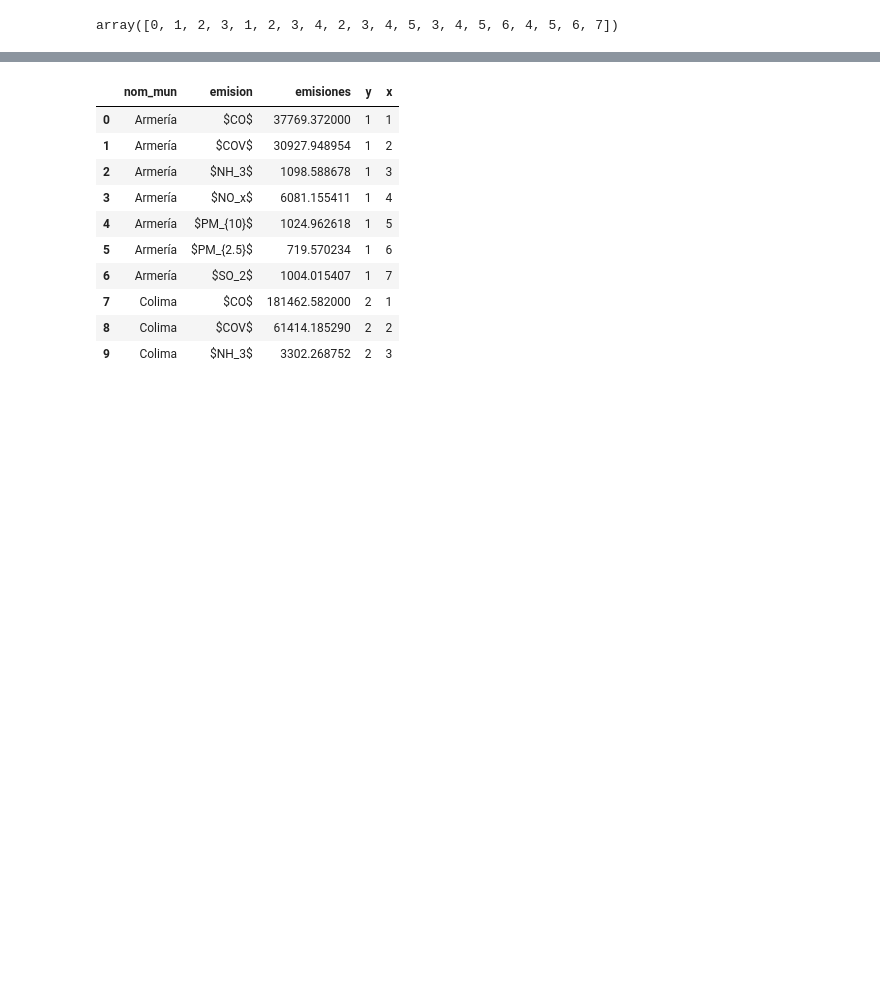
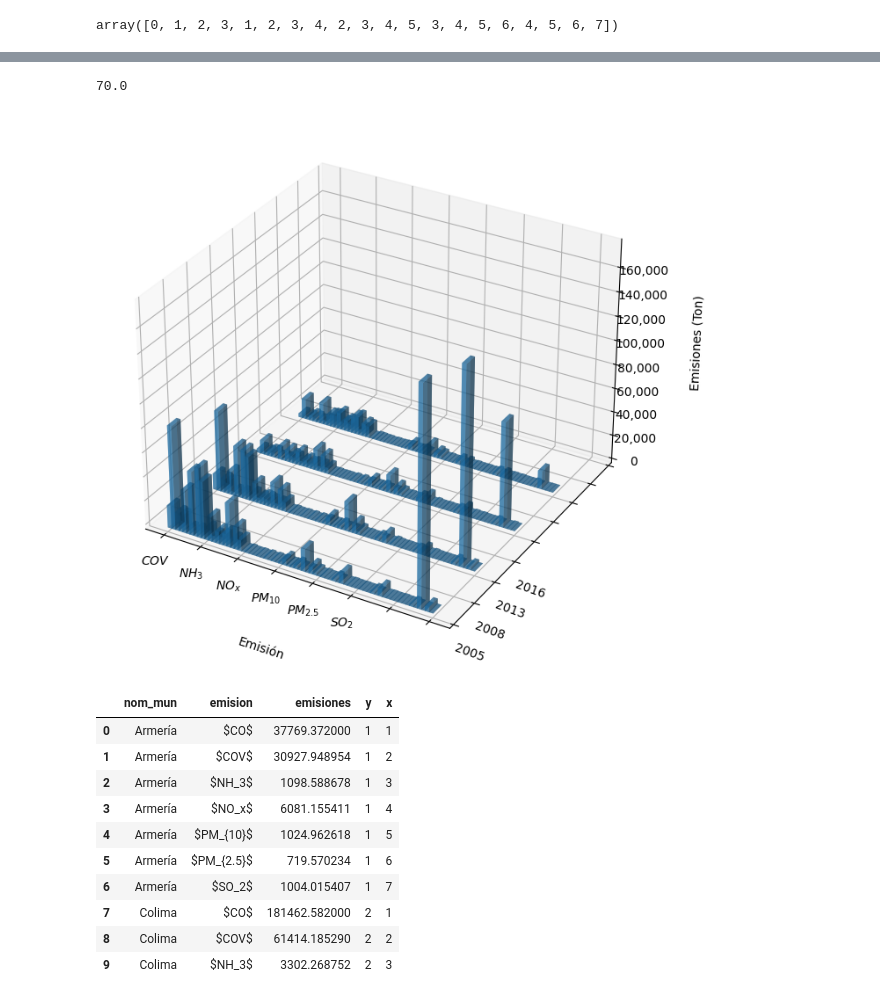
Before and after one commit to pcorner10/pronaces_analisis, a Jupyter notebook: INEM.ipynb, the cells around one changed output, grey strips where cells are left out. Cells and saved outputs as stored; diff of their text form; code cells hidden in the pictures; blank space fills up the shorter version.

```diff
--- a/INEM.ipynb
+++ b/INEM.ipynb
@@ -660,4 +670,3 @@ array([0, 1, 2, 3, 1, 2, 3, 4, 2, 3, 4, 5, 3, 4, 5, 6, 4, 5, 6, 7])
 # %%
 total_mun_colima.head()
-
-total_mun_colima["nom_mun"].replace({})
+total_mun_colima3D = total_mun_colima[['emision','nom_mun', 'year', 'emisiones']]
@@ -677,3 +767,44 @@ Name: nom_mun, Length: 280, dtype: object
+# %%
+280/4
+# %% [output]
+70.0
+# %%
+# %matplotlib notebook   esto vuelve interactivo el plot
+fig = plt.figure(figsize=(8, 8))
+
+ax1 = fig.add_subplot(projection='3d')
+
+bottom = 0
+width = 1.1
+depth = 0.2
+
+# generate a list of 70 random name colors
+#colors = [plt.cm.Spectral(each) for each in np.linspace(0, 1, 70)]
+
+
+ax1.bar3d(
+       total_mun_colima3D["x"],
+       y,
+       bottom, width, depth,
+       total_mun_colima3D["emisiones"],
+       shade=True,
+       #color=colors,
+       alpha=0.5)
+
+ax1.zaxis.set_major_formatter(ticker.FuncFormatter(lambda x, pos: '{:,.0f}'.format(x)))
+
+ax1.set_xticklabels(total_mun_colima3D["emision"].unique())
+
+ax1.set_yticklabels(total_mun_colima3D["year"].unique(), rotation=-20)
+ax1.set_ylim(0, 4)
+
+ax1.set_xlabel("Emisión", labelpad=20)
+ax1.set_zlabel("Emisiones (Ton)", labelpad=20)
+
+plt.tight_layout()
+plt.show()
+# %% [output]
+[figure, added]
 # %%
 mun_colima_grouped = total_mun_colima.groupby(["nom_mun", "emision"]).sum().reset_index()
 
```
Also changed, not shown: parts of 8 cells of this notebook, 4 other files.
